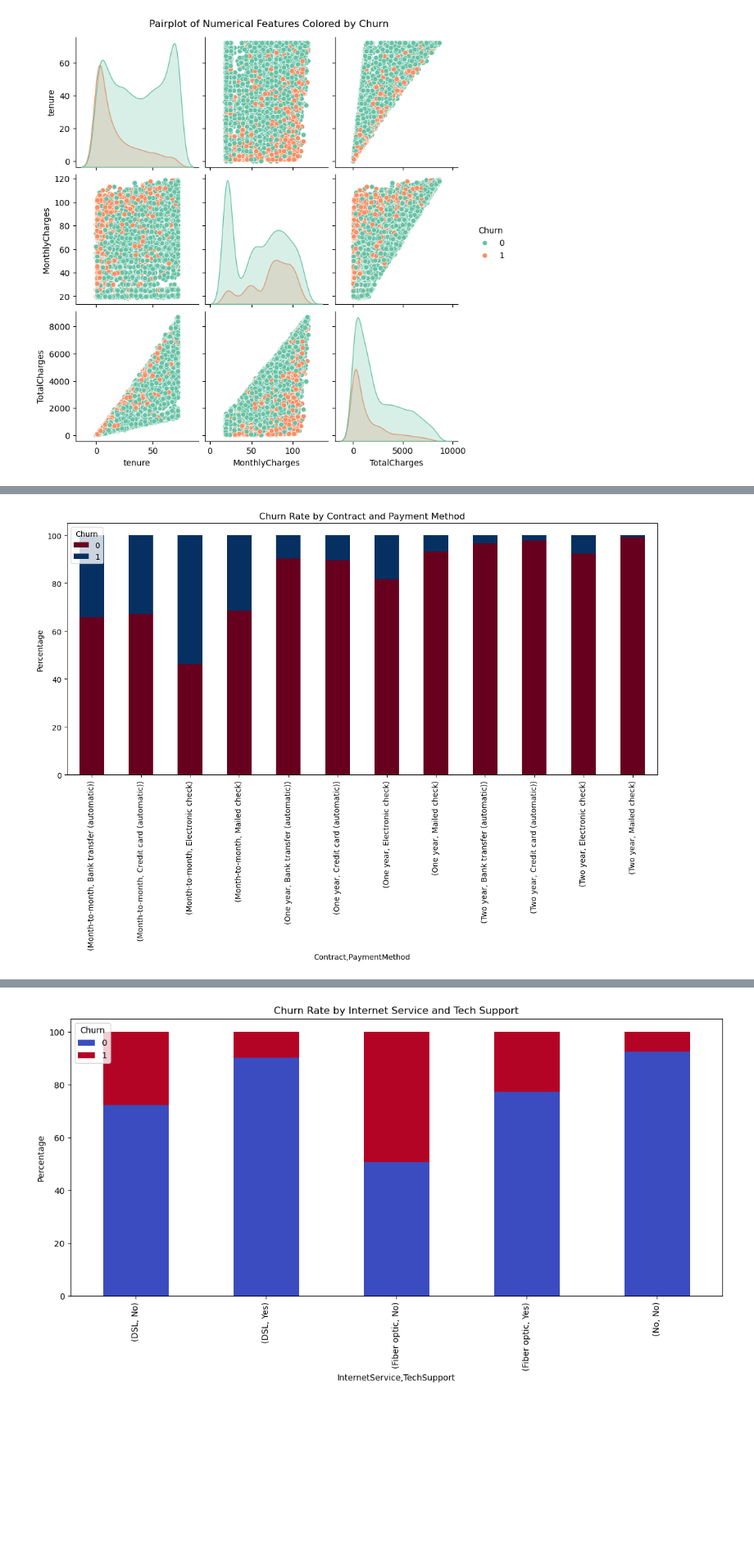
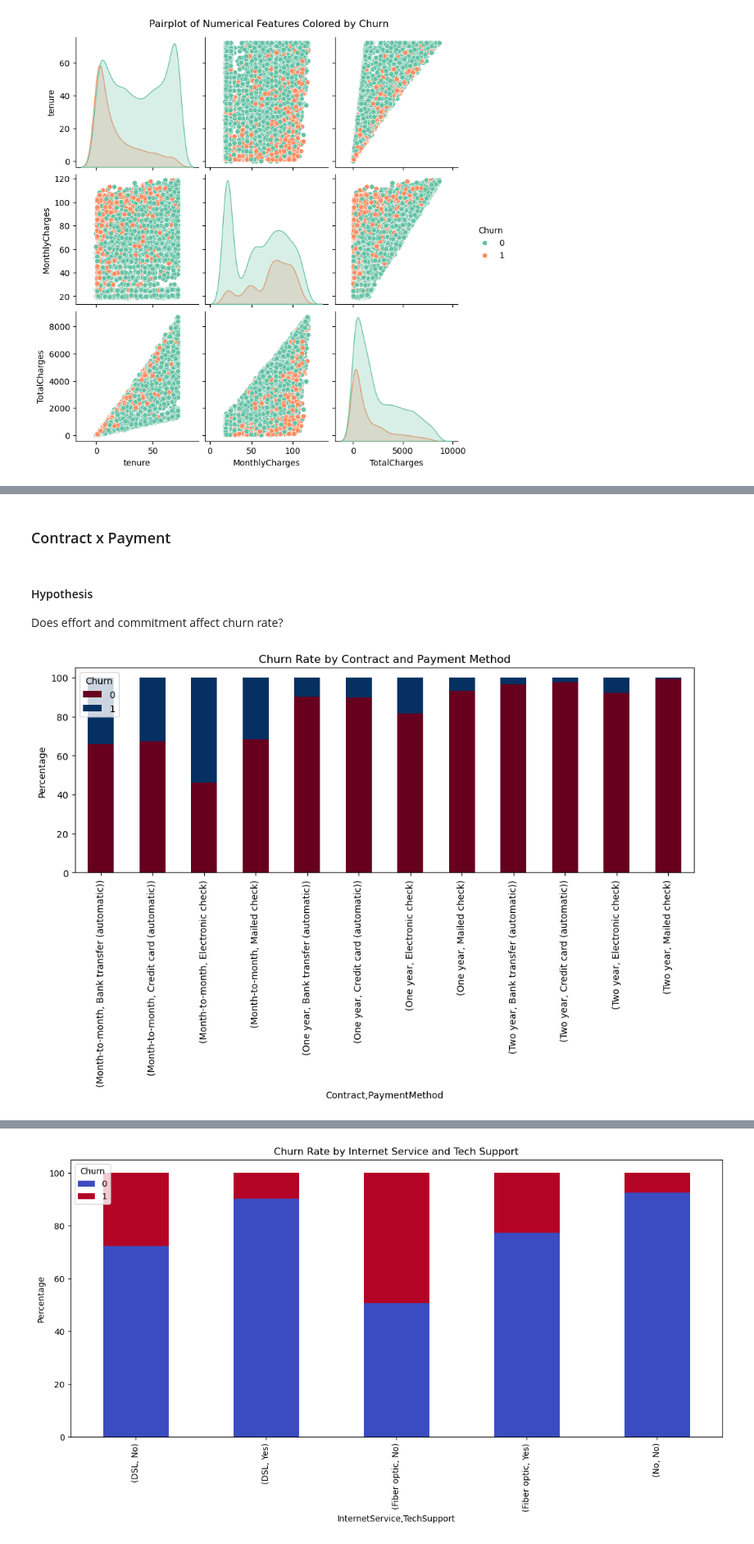
Before and after one commit to mewpunyapat/customer-churn-prediction, a Jupyter notebook: notebooks/eda.ipynb, the cells around one changed output, grey strips where cells are left out. Shown at 82% size. Drawn from its saved outputs; the diff is of its cells as text; code cells hidden in the pictures; blank space fills up the shorter version.

```diff
--- a/notebooks/eda.ipynb
+++ b/notebooks/eda.ipynb
@@ -237,8 +245,13 @@ sns.violinplot(data=data, x='Contract', y='tenure', hue='Churn')
+# %% [markdown]
+### Contract x Payment
+# %% [markdown]
+#### Hypothesis
+Does effort and commitment affect churn rate?
 # %%
 pivot = pd.crosstab([data['Contract'], data['PaymentMethod']], data['Churn'], normalize='index') * 100
-pivot.plot(kind='bar', stacked=True, figsize=(14,6), colormap='RdBu')
+pivot.plot(kind='bar', stacked=True, figsize=(12,4), colormap='RdBu')
 plt.title('Churn Rate by Contract and Payment Method')
 plt.ylabel('Percentage')
 plt.show()
 # %% [output]
-[figure, old version]
+[figure, new version]
```
Also changed, not shown: parts of 20 cells of this notebook.
